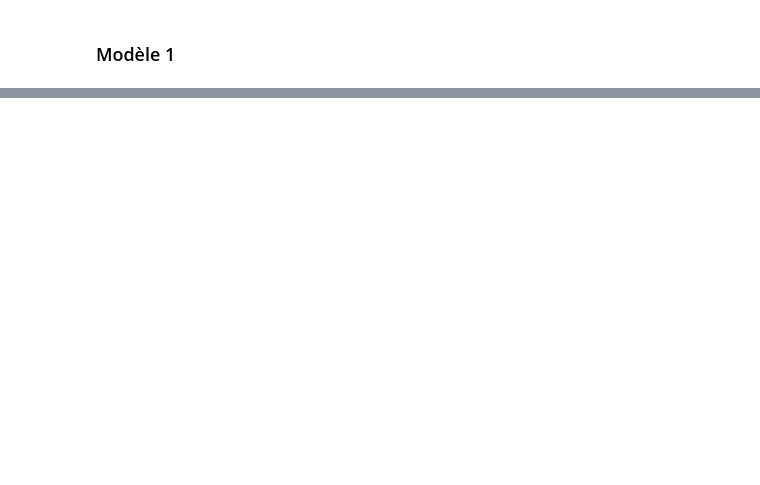
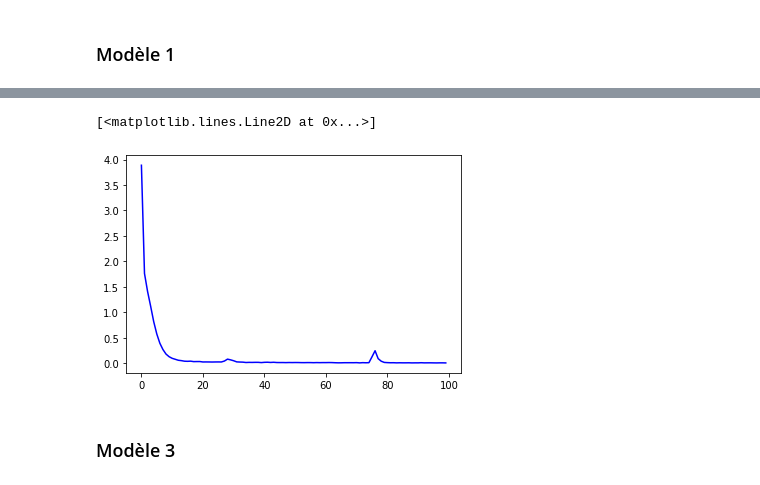
Before and after one commit to Cycyplay/M2_DeepLearning_Classification, a Jupyter notebook: DeepLearning_Projet_Classification_Version_de_Base.ipynb, the cells around one changed output, grey strips where cells are left out. Drawn from its saved outputs; the diff is of its cells as text; code cells hidden in the pictures; blank space fills up the shorter version.

```diff
--- a/DeepLearning_Projet_Classification_Version_de_Base.ipynb
+++ b/DeepLearning_Projet_Classification_Version_de_Base.ipynb
@@ -124,0 +140,10 @@ history_1 = model_1.fit(x_train, y_train, verbose=1, batch_size=128, epochs=20,
+# %%
+model_2 = keras.Sequential()
+model_2.add(keras.layers.Conv2D(64, 3, activation='relu', input_shape=(64, 64, 3), padding='same'))
+model_2.add(keras.layers.Flatten())
+model_2.add(keras.layers.Dense(128, activation='relu'))
+model_2.add(keras.layers.Dense(9, activation='softmax'))
+model_2.summary()
+
+model_2.compile(optimizer='adam', loss='SparseCategoricalCrossentropy', metrics=['accuracy'])
+history_2 = model_2.fit(x_train, y_train, verbose=1, batch_size=128, epochs=100, validation_data=(x_test, y_test))
@@ -124,0 +158,8 @@ history_1 = model_1.fit(x_train, y_train, verbose=1, batch_size=128, epochs=20,
+# %%
+import matplotlib.pyplot as plt
+plt.plot(history_2.history["loss"], "b")
+# %% [output]
+[<matplotlib.lines.Line2D at 0x...>]
+[figure, added]
+# %% [markdown]
+### Modèle 3
```
Also changed, not shown: parts of 15 cells of this notebook.
